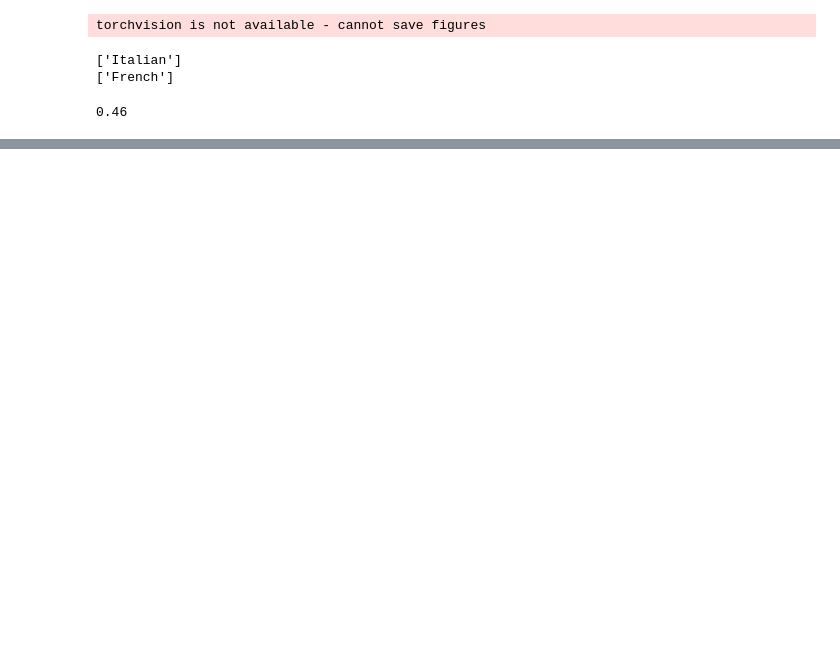
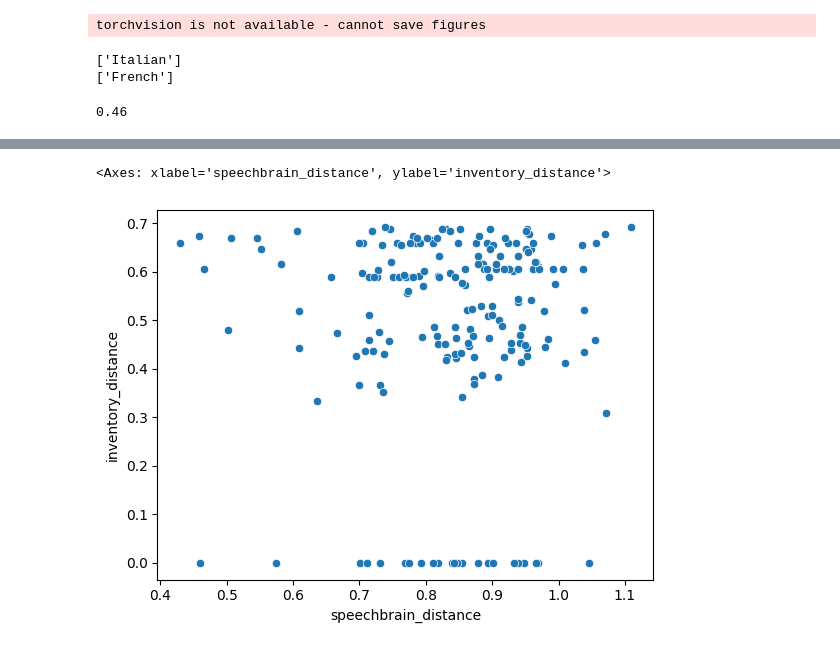
Before and after one commit to oadams/lang_dist_analysis, a Jupyter notebook: analysis.ipynb, the cells around one changed output, grey strips where cells are left out. Cells and saved outputs as stored; diff of their text form; code cells hidden in the pictures; blank space fills up the shorter version.

```diff
--- a/analysis.ipynb
+++ b/analysis.ipynb
@@ -159,0 +267,3 @@ Sakha Tatar tensor(0.5703)
+# %%
+df = similarity.distance_df([similarity.speechbrain_distance, l2v.inventory_distance])
+df
@@ -159,0 +284,5 @@ Sakha Tatar tensor(0.5703)
+# %%
+sns.scatterplot(data=df, x='speechbrain_distance', y='inventory_distance')
+# %% [output]
+<Axes: xlabel='speechbrain_distance', ylabel='inventory_distance'>
+[figure, added]
```
Also changed, not shown: parts of 29 cells of this notebook, 1 other file.
